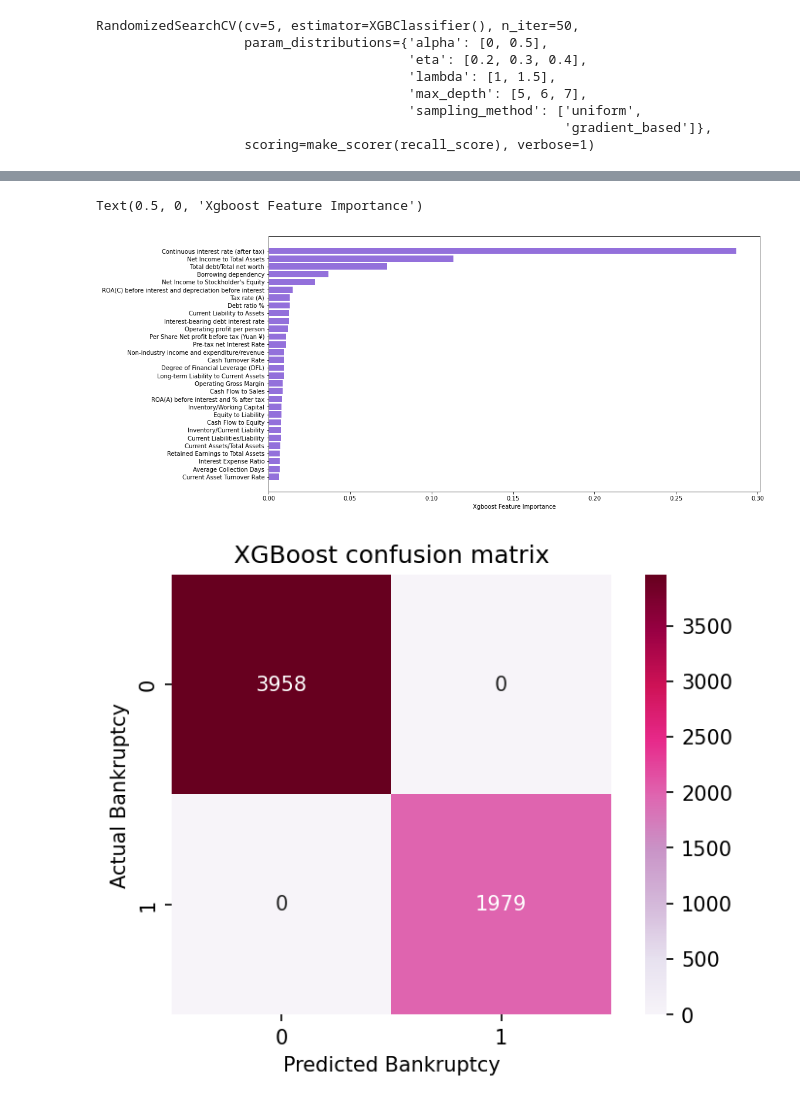
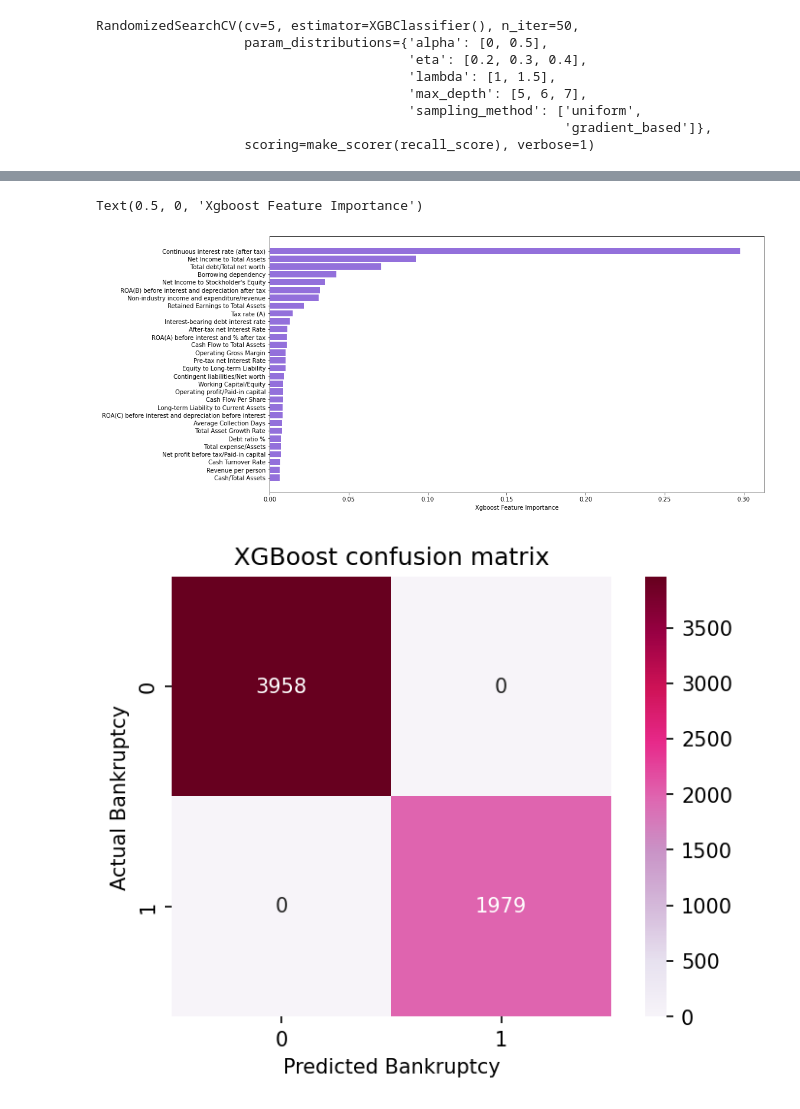
Before and after one commit to Ishaan-Shende/NewRepo, a Jupyter notebook: Bankruptcy Prediction.ipynb, the cells around one changed output, grey strips where cells are left out. Cells and saved outputs as stored; diff of their text form; code cells hidden in the pictures.

```diff
--- a/Bankruptcy Prediction.ipynb
+++ b/Bankruptcy Prediction.ipynb
@@ -322,22 +302,22 @@ Best params : {'sampling_method': 'gradient_based', 'max_depth': 7, 'lambda': 1,
 # %%
 xgb = xgboost.XGBClassifier(
     sampling_method = 'gradient_based',
-    max_depth = 7 ,
-    reg_lambda = 1 ,
-    learning_rate = 0.2 ,
+    max_depth = 6,
+    reg_lambda = 1.5 ,
+    learning_rate = 0.3 ,
     reg_alpha = 0,
     seed = 27
 )
 
 xgb.fit(X_train_sm, y_train_sm)
 
 fig, ax = plt.subplots(figsize=(15, 8))
 sorted_idx = xgb.feature_importances_.argsort()
 plt.barh(X_train.columns[sorted_idx[-30:]], xgb.feature_importances_[sorted_idx[-30:]], color = "MediumPurple")
 plt.xlabel("Xgboost Feature Importance")
 # %% [output]
 Text(0.5, 0, 'Xgboost Feature Importance')
-[figure, old version]
+[figure, new version]
 # %%
 baseline_confusion = confusion_matrix(y_train_sm , xgb.predict(X_train_sm))
 plt.figure(dpi=150)
```
Also changed, not shown: parts of 6 cells of this notebook.
